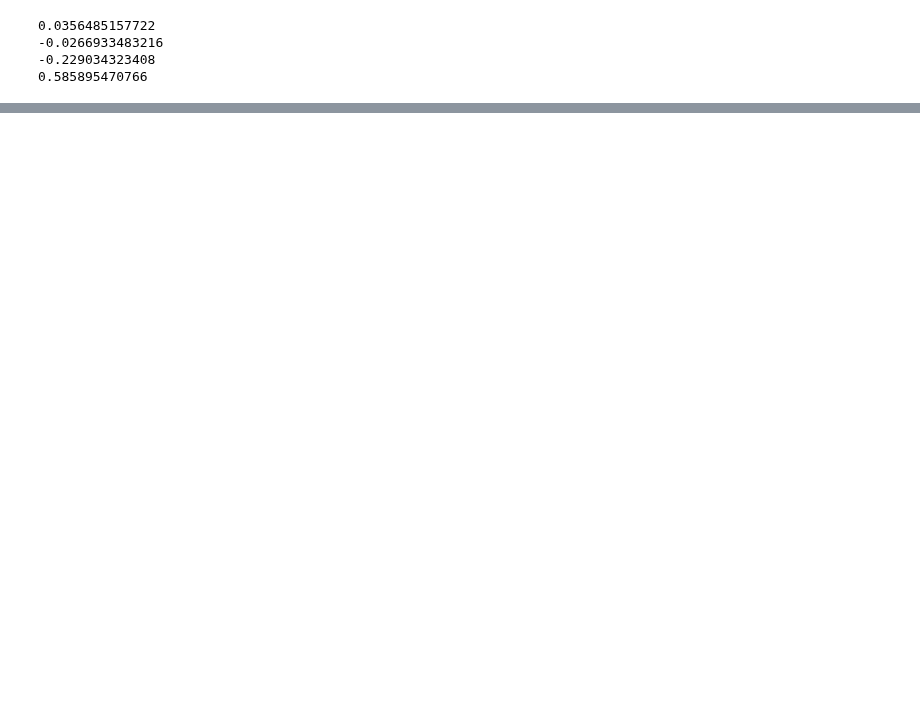
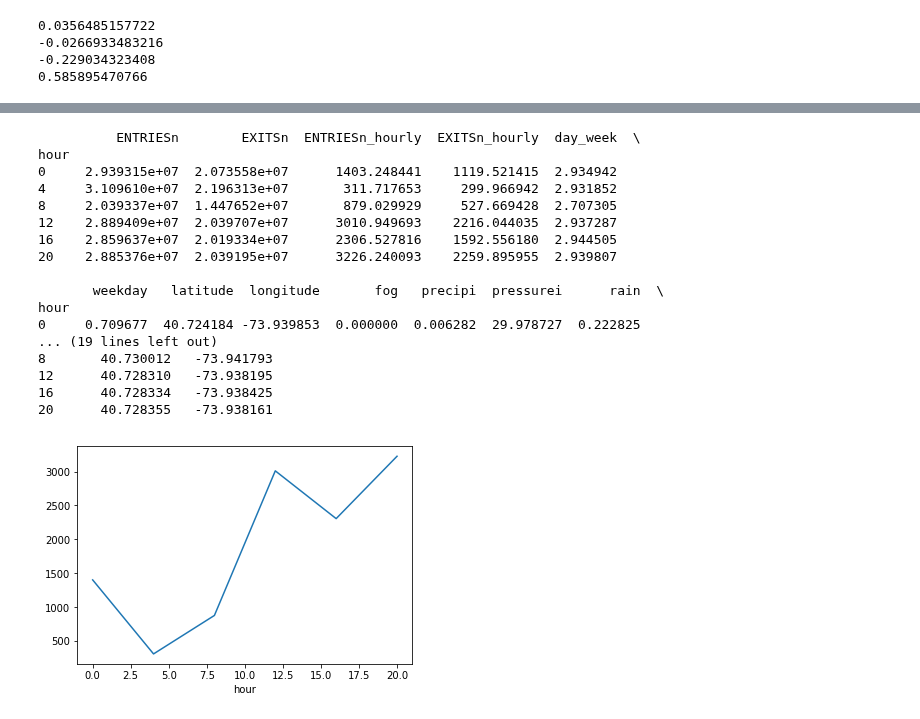
Before and after one commit to wolfgao/deeplearning, a Jupyter notebook: anaconda_test/pandas_2d.ipynb, the cells around one changed output, grey strips where cells are left out. Cells and saved outputs as stored; diff of their text form; code cells hidden in the pictures; blank space fills up the shorter version.

```diff
--- a/anaconda_test/pandas_2d.ipynb
+++ b/anaconda_test/pandas_2d.ipynb
@@ -207,0 +743,34 @@ print correlation(entries, cum_entries)
+# %%
+filename = 'nyc-subway-weather.csv'
+subway_df = pd.read_csv(filename)
+#print subway_df.head()
+
+### Write code here to group the subway data by a variable of your choice, then
+### either print out the mean ridership within each group or create a plot.
+#print subway_df.groupby('DATEn').mean()
+#print subway_df.groupby('UNIT').mean()
+print subway_df.groupby('hour').mean()
+ridership_by_hour = subway_df.groupby('hour').mean()['ENTRIESn_hourly']
+print '\n'
+#print subway_df.groupby('rain').mean()
+ridership_by_hour.plot()
+plt.show()
+# %% [output]
+          ENTRIESn        EXITSn  ENTRIESn_hourly  EXITSn_hourly  day_week  \
+hour
+0     2.939315e+07  2.073558e+07      1403.248441    1119.521415  2.934942
+4     3.109610e+07  2.196313e+07       311.717653     299.966942  2.931852
+8     2.039337e+07  1.447652e+07       879.029929     527.669428  2.707305
+12    2.889409e+07  2.039707e+07      3010.949693    2216.044035  2.937287
+16    2.859637e+07  2.019334e+07      2306.527816    1592.556180  2.944505
+20    2.885376e+07  2.039195e+07      3226.240093    2259.895955  2.939807
+
+       weekday   latitude  longitude       fog   precipi  pressurei      rain  \
+hour
+0     0.709677  40.724184 -73.939853  0.000000  0.006282  29.978727  0.222825
+... (19 lines left out)
+8       40.730012   -73.941793
+12      40.728310   -73.938195
+16      40.728334   -73.938425
+20      40.728355   -73.938161
+[figure, added]
```
Also changed, not shown: parts of 36 cells of this notebook, 4 other files.
